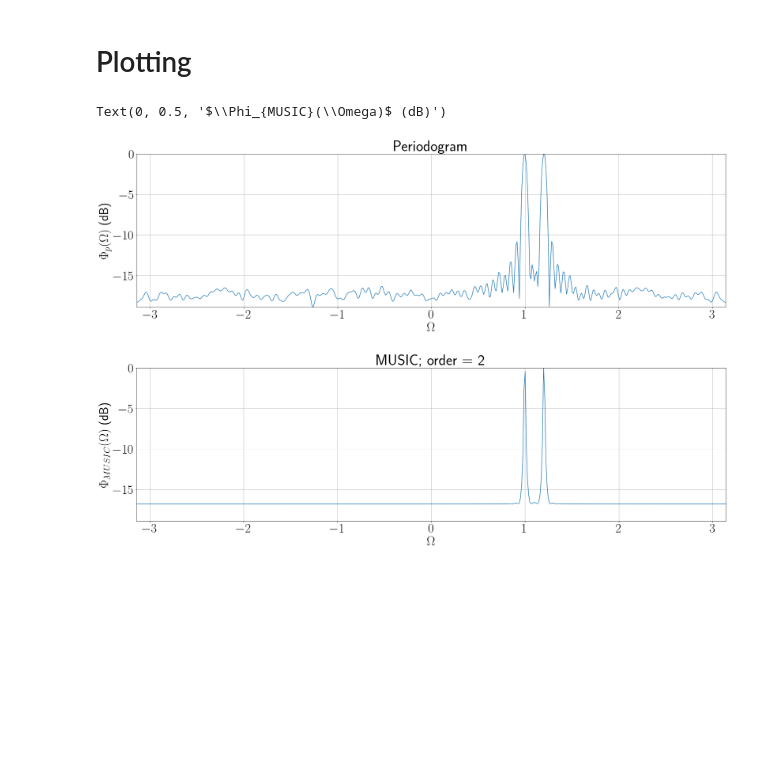
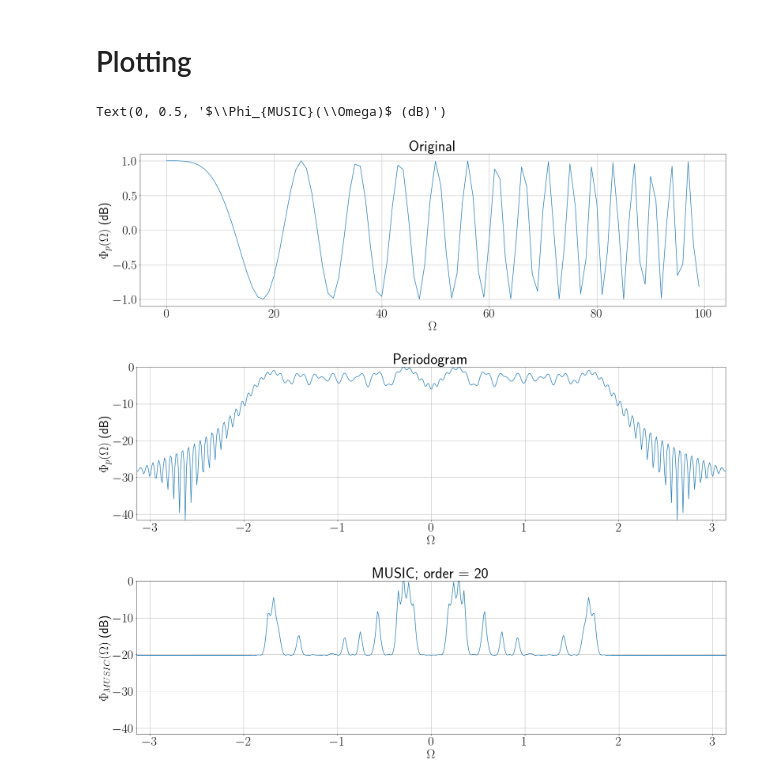
Before and after one commit to stroblme/lecture-examples, a Jupyter notebook: sigNT/spectral_estimation/psd_music.ipynb, the cells around one changed output. Drawn from its saved outputs; the diff is of its cells as text; code cells hidden in the pictures; blank space fills up the shorter version.

```diff
--- a/sigNT/spectral_estimation/psd_music.ipynb
+++ b/sigNT/spectral_estimation/psd_music.ipynb
@@ -196,6 +196,8 @@ def get_signal( choice, N, sigma2, filtered):
         b = [1, 0, 0, 0, -.5]
         a = [1]
         sigma2 = .44
+        Omega_0 = 1.0
+        Omega_1 = 1.2
         y = signal.lfilter( b, a, np.sqrt( sigma2 ) * Omega_1 * N_vec )
 
     elif choice==5: # two sinusoids with noise
@@ -208,7 +210,12 @@ def get_signal( choice, N, sigma2, filtered):
         Omega_1 = 1.2
         y = np.exp( 1j * Omega_0 * N_vec) + \
                 np.exp( 1j * Omega_1 * N_vec)  + \
-                noise
+                0
+    elif choice==7: # two complex sinusoids with noise
+        Omega_0 = 1.0
+        Omega_1 = 1.2
+        y = np.cos(np.power(N_vec/10,2))  + \
+                0
 
     return y
 # %% [markdown]
@@ -219,15 +226,16 @@ psd_per = np.empty( [N_real, N_freq] )
 psd_music = np.empty( [N_real, N_freq] )
 
 # parameter of MUSIC (number of freq.)
-n = 2
+n = 20
 
-
+referenz = None
 # loop for realizations
 for _k in range( N_real ):
 
     # generate signal
-    choice = 6
+    choice = 7
     y = get_signal( choice, N, sigma2, filtered )
+    referenz = y
 
     # find estimations
     psd_per[ _k, :] = find_periodogram( y, Ome )
@@ -247,28 +255,38 @@ psd_music_average /= np.max( psd_music_average )
 # %%
 # get min value for equally scaling all plots
 
 min_val = np.min( psd_per_average )
 min_val = 10 * np.log10( min_val )
+
+plt.figure()
+
+plt.plot( N_vec, get_signal( 7, N, sigma2, filtered ) )
+plt.grid(True)
+plt.title('Original')
+#plt.axis([- np.pi, np.pi, min_val, 0])
+plt.xlabel('$\Omega$')
+plt.ylabel('$\Phi_p(\Omega)$ (dB)')
 
 # plot psds
 plt.figure()
 
 plt.plot(Ome, 10*np.log10( psd_per_average ) )
 plt.grid(True)
 plt.title('Periodogram')
 plt.axis([- np.pi, np.pi, min_val, 0])
 plt.xlabel('$\Omega$')
 plt.ylabel('$\Phi_p(\Omega)$ (dB)')
 
 
 plt.figure()
 plt.plot(Ome,  10*np.log10( psd_music_average ) )
 plt.grid(True)
 plt.title('MUSIC; order = '+str(n))
 plt.axis([- np.pi, np.pi, min_val, 0])
 plt.xlabel('$\Omega$')
 plt.ylabel('$\Phi_{MUSIC}(\Omega)$ (dB)')
 # %% [output]
 Text(0, 0.5, '$\\Phi_{MUSIC}(\\Omega)$ (dB)')
-[figure, old version]
+[figure, new version]
-[figure, old version]
+[figure, new version]
+[figure, added]
```
